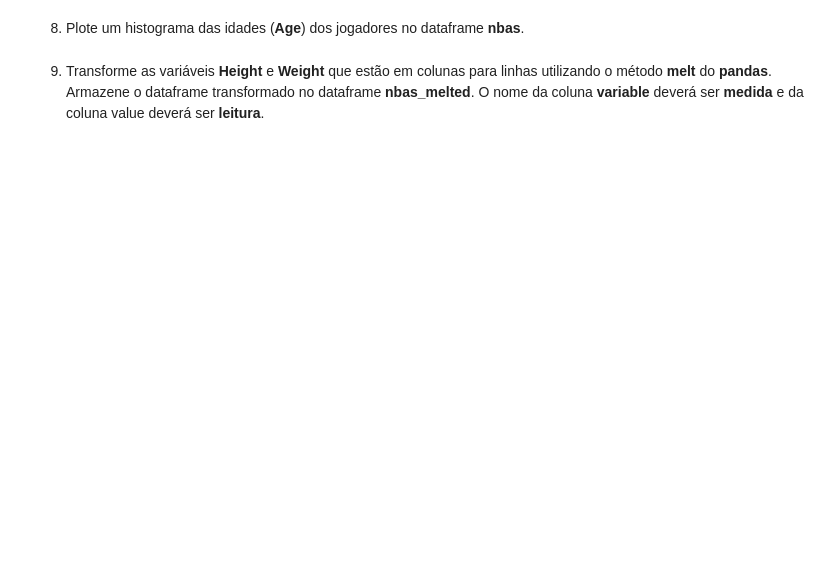
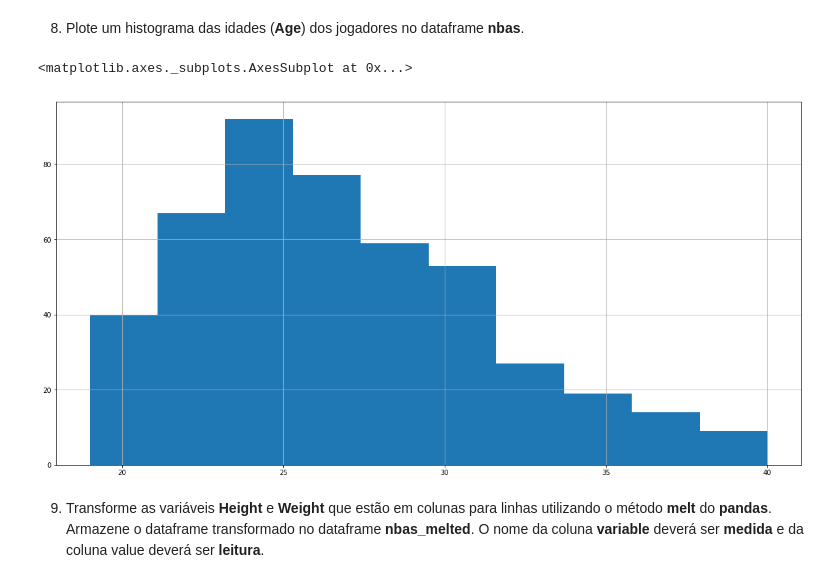
Before and after one commit to swatboss93/ciencia-de-dados, a Jupyter notebook: exercicios/aula 04/aula-4-maos-na-massa-3.ipynb, the cells around one changed output. Drawn from its saved outputs; the diff is of its cells as text; code cells hidden in the pictures; blank space fills up the shorter version.

```diff
--- a/exercicios/aula 04/aula-4-maos-na-massa-3.ipynb
+++ b/exercicios/aula 04/aula-4-maos-na-massa-3.ipynb
@@ -6,0 +5,7 @@ import pandas as pd
+# %%
+import numpy as np
+import pandas as pd
+import matplotlib.pyplot as plt
+from urllib.request import urlretrieve
+
+plt.rcParams['figure.figsize'] = (20,10)
@@ -13,2 +49,6 @@ import pandas as pd
 # %% [markdown]
 5. Faça o download do arquivo (**https://cdncontribute.geeksforgeeks.org/wp-content/uploads/nba.csv**) que contém dos jogadores da NBA. Armazene o seu conteúdo no arquivo **datasets/nba.csv**
+# %%
+file_path = 'datasets/nba.csv'
+url = 'https://cdncontribute.geeksforgeeks.org/wp-content/uploads/nba.csv'
+urlretrieve(url, file_path)
@@ -17,2 +75,5 @@ import pandas as pd
 # %% [markdown]
 7. Importe o arquivo **datasets/nba.csv** para o dataframe **nbas**. Utilize o parâmetro **skipfooter=1** para o comando **read_csv** ignorar a última linha do arquivo.
+# %%
+nbas = pd.read_csv(file_path, skipfooter=1)
+nbas.tail()
@@ -19,4 +87,9 @@ import pandas as pd
 # %% [markdown]
 8. Plote um histograma das idades (**Age**) dos jogadores no dataframe **nbas**.
+# %%
+nbas['Age'].hist()
+# %% [output]
+<matplotlib.axes._subplots.AxesSubplot at 0x...>
+[figure, added]
 # %% [markdown]
 9. Transforme as variáveis **Height** e **Weight** que estão em colunas para linhas utilizando o método **melt** do **pandas**. Armazene o dataframe transformado no dataframe **nbas_melted**. O nome da coluna **variable** deverá ser **medida** e da coluna value deverá ser **leitura**.
```
Also changed, not shown: parts of 16 cells of this notebook.
